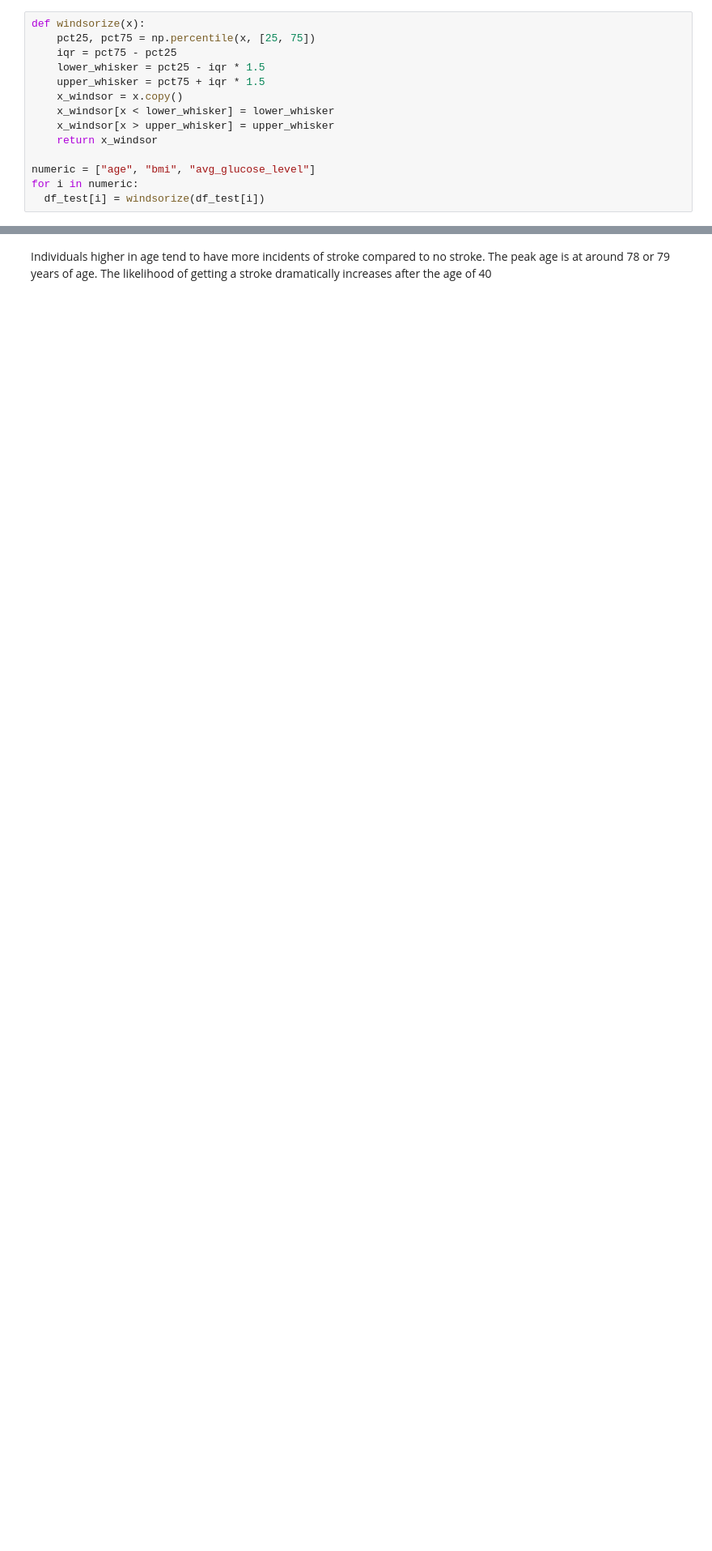
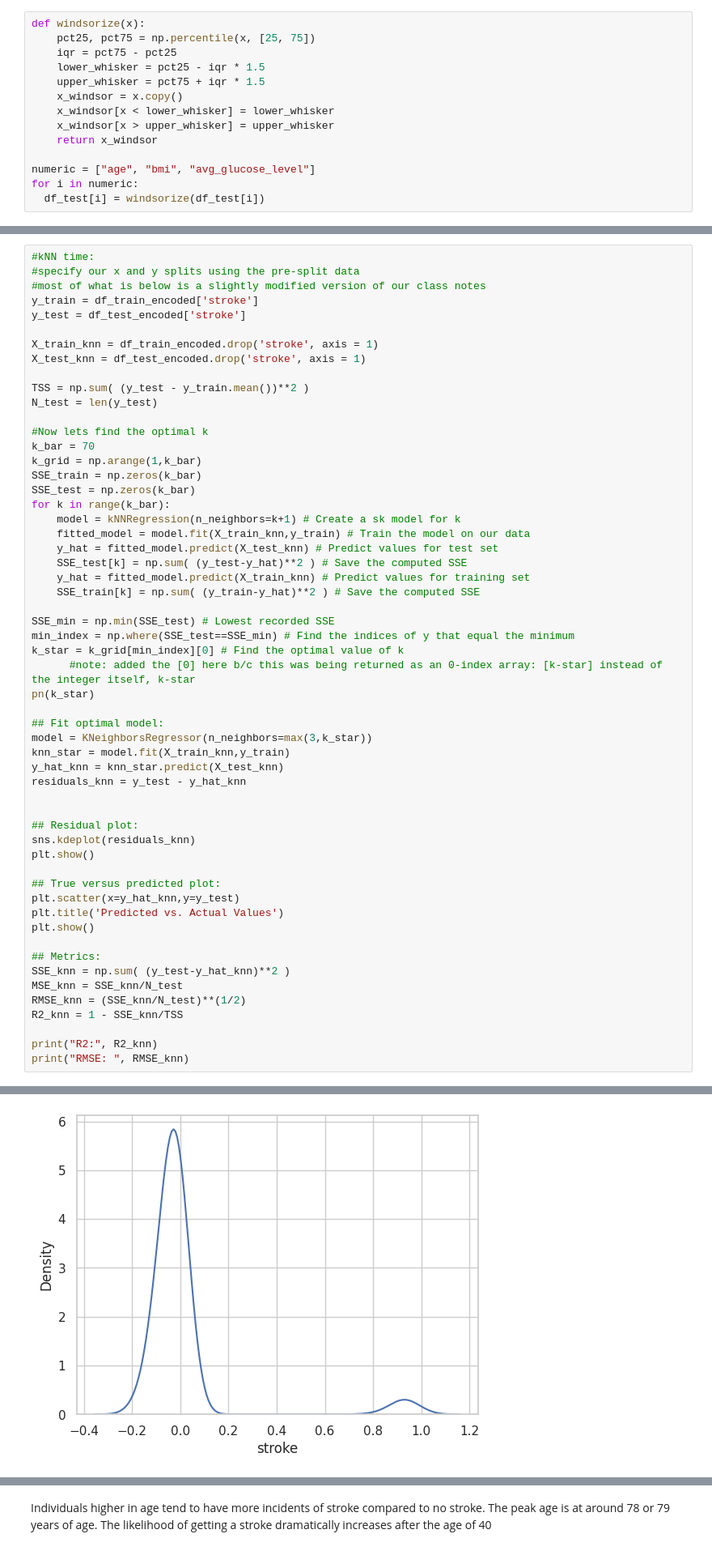
Before and after one commit to DS3001/group19, a Jupyter notebook: project_2/Project2.ipynb, the cells around one changed output, grey strips where cells are left out. Shown: that part at 81% size. Saved outputs shown, nothing was run; the diff lists cells and outputs as text; blank space fills up the shorter version.

```diff
--- a/project_2/Project2.ipynb
+++ b/project_2/Project2.ipynb
@@ -279,0 +392,57 @@ plt.show()
+# %%
+#kNN time:
+#specify our x and y splits using the pre-split data
+#most of what is below is a slightly modified version of our class notes
+y_train = df_train_encoded['stroke']
+y_test = df_test_encoded['stroke']
+
+X_train_knn = df_train_encoded.drop('stroke', axis = 1)
+X_test_knn = df_test_encoded.drop('stroke', axis = 1)
+
+TSS = np.sum( (y_test - y_train.mean())**2 )
+N_test = len(y_test)
+
+#Now lets find the optimal k
+k_bar = 70
+k_grid = np.arange(1,k_bar)
+SSE_train = np.zeros(k_bar)
+SSE_test = np.zeros(k_bar)
+for k in range(k_bar):
+    model = kNNRegression(n_neighbors=k+1) # Create a sk model for k
+    fitted_model = model.fit(X_train_knn,y_train) # Train the model on our data
+    y_hat = fitted_model.predict(X_test_knn) # Predict values for test set
+    SSE_test[k] = np.sum( (y_test-y_hat)**2 ) # Save the computed SSE
+    y_hat = fitted_model.predict(X_train_knn) # Predict values for training set
+    SSE_train[k] = np.sum( (y_train-y_hat)**2 ) # Save the computed SSE
+
+SSE_min = np.min(SSE_test) # Lowest recorded SSE
+min_index = np.where(SSE_test==SSE_min) # Find the indices of y that equal the minimum
+k_star = k_grid[min_index][0] # Find the optimal value of k
+      #note: added the [0] here b/c this was being returned as an 0-index array: [k-star] instead of the integer itself, k-star
+pn(k_star)
+
+## Fit optimal model:
+model = KNeighborsRegressor(n_neighbors=max(3,k_star))
+knn_star = model.fit(X_train_knn,y_train)
+y_hat_knn = knn_star.predict(X_test_knn)
+residuals_knn = y_test - y_hat_knn
+
+
+## Residual plot:
+sns.kdeplot(residuals_knn)
+plt.show()
+
+## True versus predicted plot:
+plt.scatter(x=y_hat_knn,y=y_test)
+plt.title('Predicted vs. Actual Values')
+plt.show()
+
+## Metrics:
+SSE_knn = np.sum( (y_test-y_hat_knn)**2 )
+MSE_knn = SSE_knn/N_test
+RMSE_knn = (SSE_knn/N_test)**(1/2)
+R2_knn = 1 - SSE_knn/TSS
+
+print("R2:", R2_knn)
+print("RMSE: ", RMSE_knn)
+# %% [output]
@@ -279,0 +450 @@ plt.show()
+[figure, added]
```
Also changed, not shown: parts of 23 cells of this notebook.
